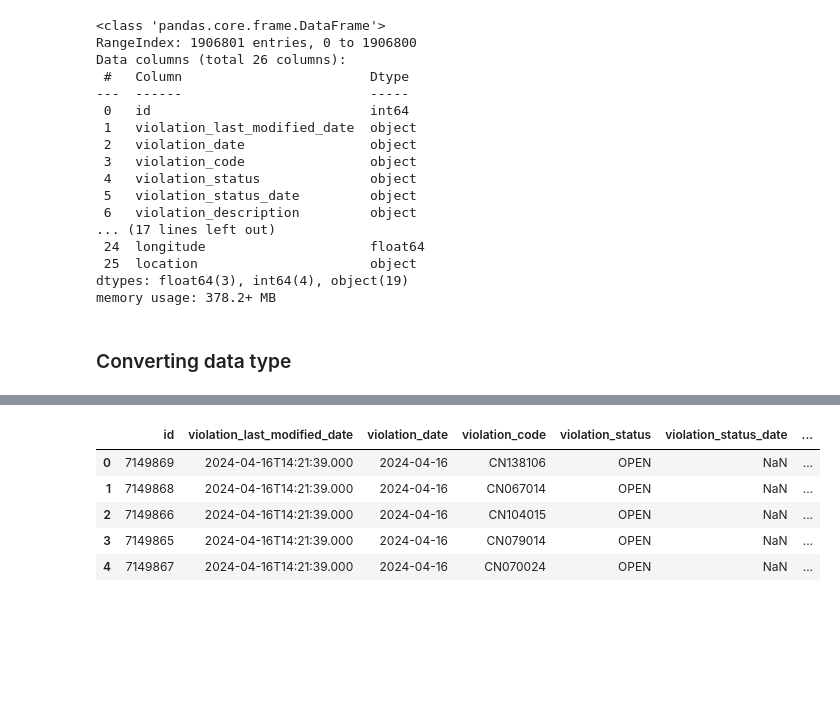
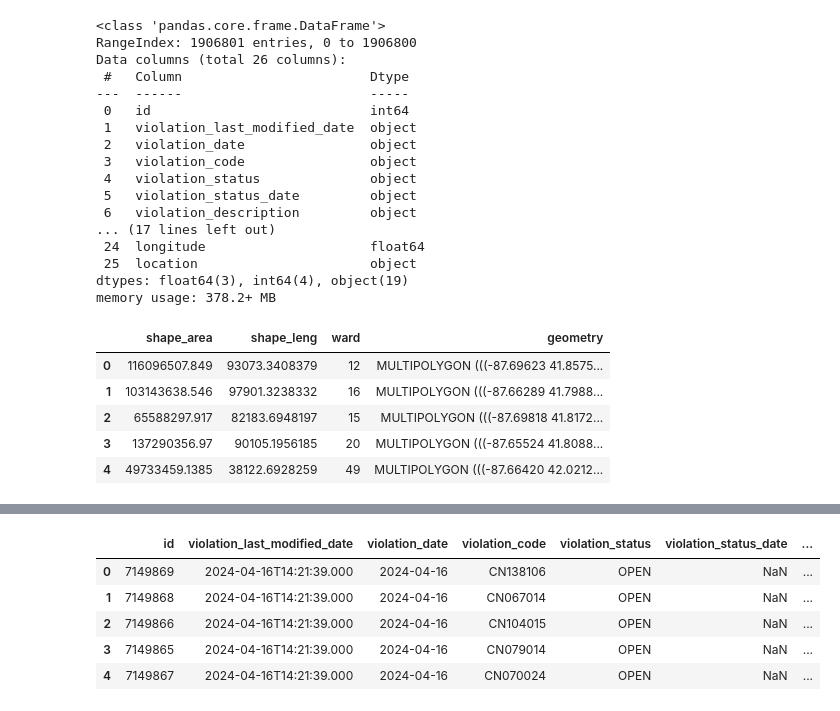
Before and after one commit to hannaheure/Sizzlers-Chi-Heat, a Jupyter notebook: final_analysis.ipynb, the cells around one changed output, grey strips where cells are left out. Saved outputs shown, nothing was run; the diff lists cells and outputs as text; code cells hidden in the pictures; blank space fills up the shorter version.

```diff
--- a/final_analysis.ipynb
+++ b/final_analysis.ipynb
@@ -81,5 +84,13 @@ Data columns (total 26 columns):
  25  location                      object
 dtypes: float64(3), int64(4), object(19)
 memory usage: 378.2+ MB
-# %% [markdown]
-### Converting data type
+# %%
+#Testing that this import of the 'ward' dataset works using .head()
+ward.head()
+# %% [output]
+|  | shape_area | shape_leng | ward | geometry |
+| 0 | 116096507.849 | 93073.3408379 | 12 | MULTIPOLYGON (((-87.69623 41.8575... |
+| 1 | 103143638.546 | 97901.3238332 | 16 | MULTIPOLYGON (((-87.66289 41.7988... |
+| 2 | 65588297.917 | 82183.6948197 | 15 | MULTIPOLYGON (((-87.69818 41.8172... |
+| 3 | 137290356.97 | 90105.1956185 | 20 | MULTIPOLYGON (((-87.65524 41.8088... |
+| 4 | 49733459.1385 | 38122.6928259 | 49 | MULTIPOLYGON (((-87.66420 42.0212... |
```
Also changed, not shown: parts of 65 cells of this notebook.
